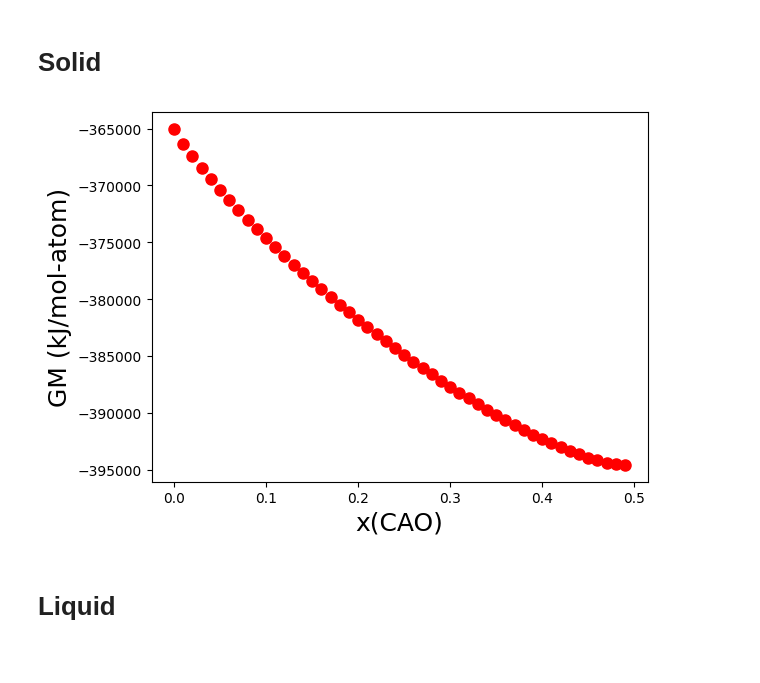
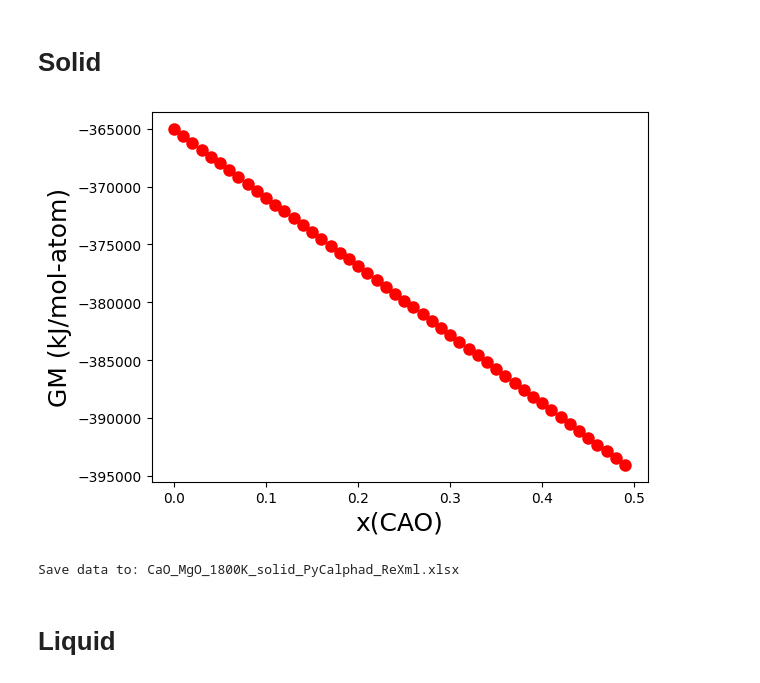
Before and after one commit to TaarygooSan/calc_demo_pycalphad, a Jupyter notebook: 02_test_CaO_MgO/calc_equilibrium.ipynb, the cells around one changed output. Drawn from its saved outputs; the diff is of its cells as text; code cells hidden in the pictures.

```diff
--- a/02_test_CaO_MgO/calc_equilibrium.ipynb
+++ b/02_test_CaO_MgO/calc_equilibrium.ipynb
@@ -10,45 +10,46 @@ import numpy as np
 import matplotlib.pyplot as plt
 
 dbf = Database("CaO-MgO.xml")
 comps = ["CA", "MG", "O"]
 phases = ["SOLID"]
 conds = {
     v.N: 1,
     v.P: 101325,
     v.T: 1800,
     v.X("CA"): (0.0001, 0.49999, 0.01),
     v.X("O"): (0.5),
 }
 
 eq_1 = equilibrium(
     dbf,
     comps,
     phases,
     conds,
     verbose=False,
     calc_opts={"pdens": 2000},
-    output=["SM", "HM", "G"],
+    output=["SM", "HM", "G", "GM_MIX"],
 )
 
 comp_Ca = np.squeeze(eq_1.X.sel(component="CA").values)
-X_Ca = np.array([i[0] for i in comp_Ca])
-
+X_Ca = np.arange(0.0001, 0.49999, 0.01)
 CalcGM = np.squeeze(eq_1.GM.values)
 ax = plt.gca()
 ax.plot(X_Ca, CalcGM, "ro", ms=8, label="PyCalphad")
 ax.set_ylabel("GM (kJ/mol-atom)", fontsize=18)
 ax.set_xlabel("x(CAO)", fontsize=18)
 plt.show()
 # %% [output]
-[figure, old version]
+[figure, new version]
 # %%
-# import pandas as pd
+import pandas as pd
 
-# df = pd.DataFrame({"X_Ca": X_Ca, "CalcGM": CalcGM})
+df = pd.DataFrame({"X_Ca": X_Ca, "CalcGM": CalcGM})
 
-# output_path = "CaO_MgO_1800K_solid_PyCalphad.xlsx"
-# df.to_excel(output_path, index=False)
-# print(f"Save data to: {output_path}")
+output_path = "CaO_MgO_1800K_solid_PyCalphad_ReXml.xlsx"
+df.to_excel(output_path, index=False)
+print(f"Save data to: {output_path}")
+# %% [output]
+Save data to: CaO_MgO_1800K_solid_PyCalphad_ReXml.xlsx
 # %% [markdown]
 # Liquid
 # %%
```
Also changed, not shown: parts of 2 cells of this notebook, 7 other files.
